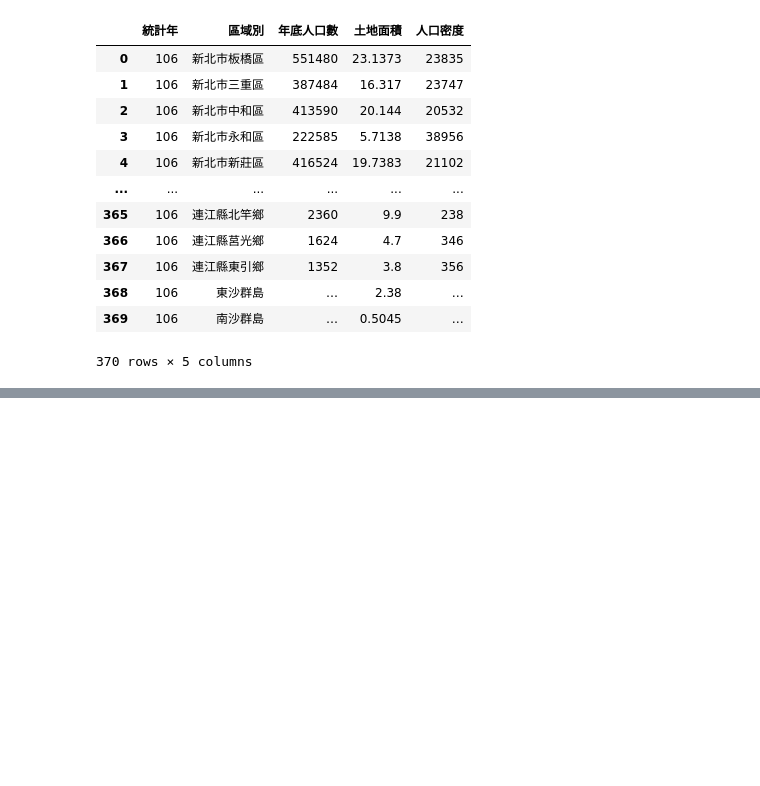
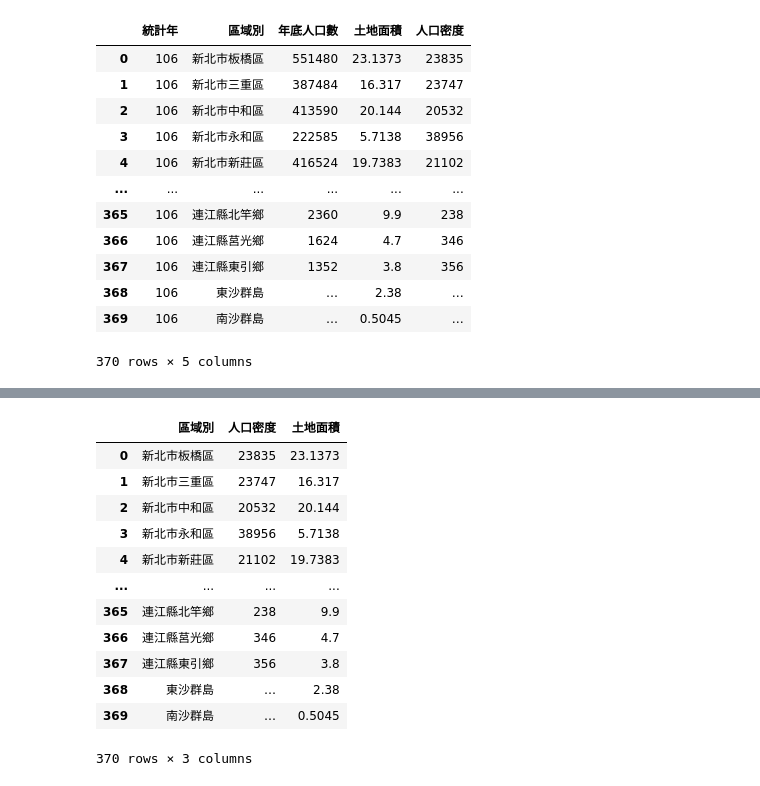
Before and after one commit to chiawei1017/__112_python_chiawei__, a Jupyter notebook: lesson11_3.ipynb, the cells around one changed output, grey strips where cells are left out. Drawn from its saved outputs; the diff is of its cells as text; code cells hidden in the pictures; blank space fills up the shorter version.

```diff
--- a/lesson11_3.ipynb
+++ b/lesson11_3.ipynb
@@ -24,0 +56,16 @@ dataFrame
+# %%
+dataFrame[['區域別','人口密度','土地面積']]
+# %% [output]
+|  | 區域別 | 人口密度 | 土地面積 |
+| 0 | 新北市板橋區 | 23835 | 23.1373 |
+| 1 | 新北市三重區 | 23747 | 16.317 |
+| 2 | 新北市中和區 | 20532 | 20.144 |
+| 3 | 新北市永和區 | 38956 | 5.7138 |
+| 4 | 新北市新莊區 | 21102 | 19.7383 |
+| ... | ... | ... | ... |
+| 365 | 連江縣北竿鄉 | 238 | 9.9 |
+| 366 | 連江縣莒光鄉 | 346 | 4.7 |
+| 367 | 連江縣東引鄉 | 356 | 3.8 |
+| 368 | 東沙群島 | … | 2.38 |
+| 369 | 南沙群島 | … | 0.5045 |
+370 rows × 3 columns
```
Also changed, not shown: parts of 6 cells of this notebook.
